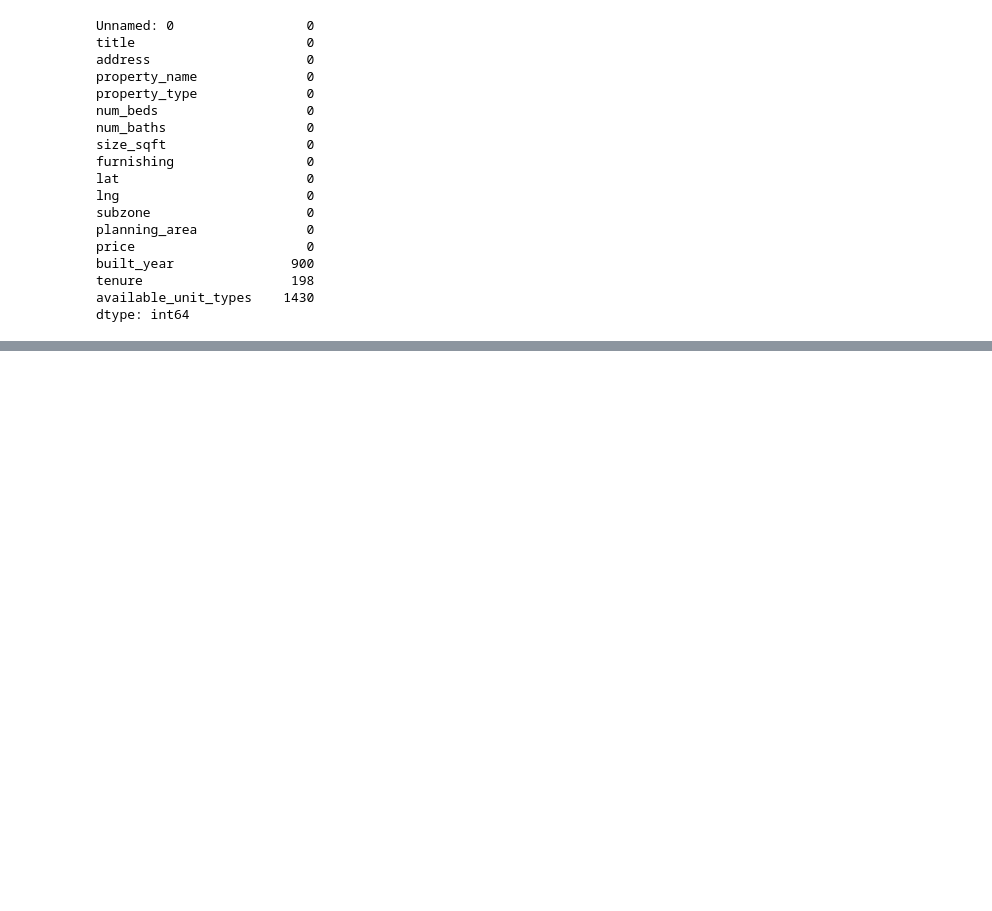
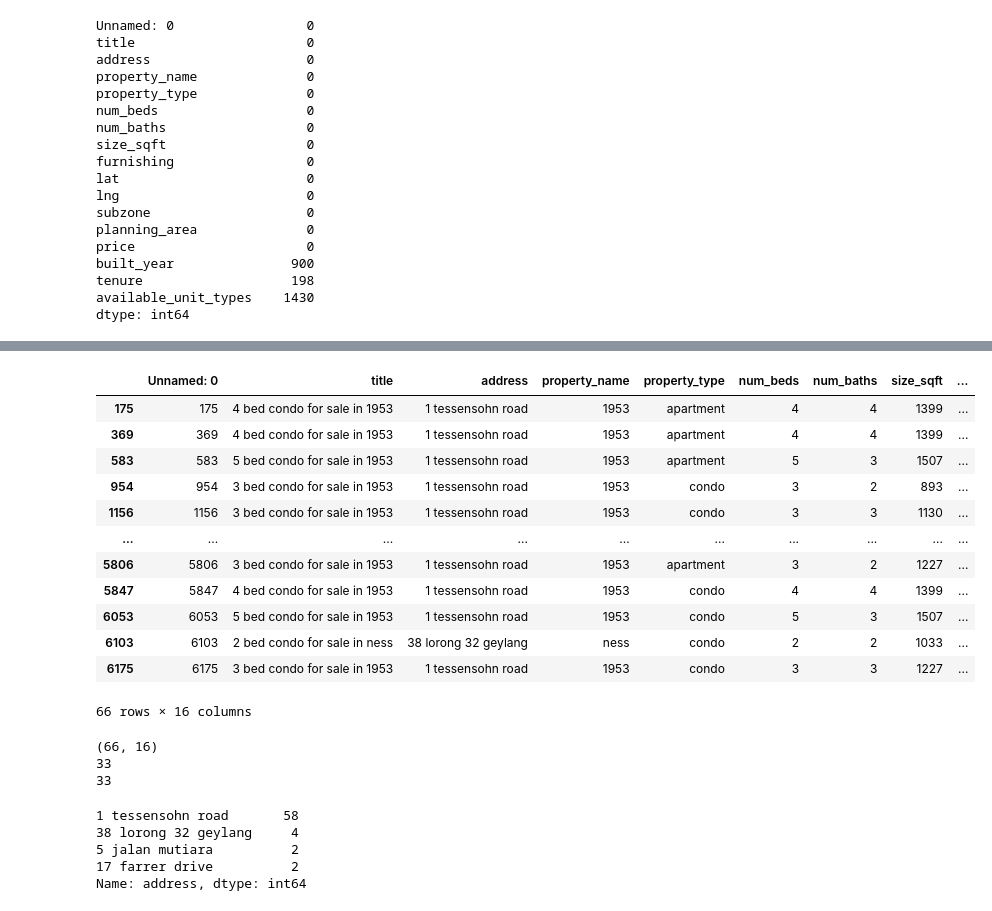
Before and after one commit to nish-d/ParanormalDistribution, a Jupyter notebook: notebooks/data_cleaning_aish.ipynb, the cells around one changed output, grey strips where cells are left out. Cells and saved outputs as stored; diff of their text form; code cells hidden in the pictures; blank space fills up the shorter version.

```diff
--- a/notebooks/data_cleaning_aish.ipynb
+++ b/notebooks/data_cleaning_aish.ipynb
@@ -249,0 +252,5 @@ df_cleaned.to_csv('../data/train_cleaned.csv')
+# %%
+#Test data cleaning starts here
+#df_cleaned = pd.read_csv('../data/train_cleaned.csv')
+df_test_cleaned = pd.read_csv('../data/test_cleaned.csv')
+df_test_cleaned.head()
@@ -249,0 +264,9 @@ df_cleaned.to_csv('../data/train_cleaned.csv')
+# %%
+df_test_cleaned['built_year'] = df_test_cleaned['built_year'].astype(int)
+df_test_cleaned['num_beds'] = df_test_cleaned['num_beds'].astype(int)
+df_test_cleaned['num_baths'] = df_test_cleaned['num_baths'].astype(int)
+df_test_cleaned['num_beds'] = df_test_cleaned['num_beds'].astype(int)
+df_test_cleaned['num_baths'] = df_test_cleaned['num_baths'].astype(int)
+df_test_cleaned['lng'] = df_test_cleaned['lng'].astype(np.float16)
+df_test_cleaned['lat'] = df_test_cleaned['lat'].astype(np.float16)
+df_test_cleaned.info()
@@ -249,0 +291,42 @@ df_cleaned.to_csv('../data/train_cleaned.csv')
+# %%
+#print(df_cleaned.lng.max)
+df_max_lng = df_test_cleaned[df_test_cleaned.lng > 104]
+df_min_lng = df_test_cleaned[df_test_cleaned.lng < 103.64]
+df_max_lat = df_test_cleaned[df_test_cleaned.lat > 1.47]
+df_wrong_coordinates = pd.concat([df_max_lng, df_min_lng, df_max_lat])
+
+df_wrong_coordinates
+
+# it is interesting to note that in all the records where latitude and longitude have incorrect coordinates,
+# "planning_area" and "subzone" have missing values, this can also be verified by checking for count of missing values
+# %% [output]
+|  | Unnamed: 0 | title | address | property_name | property_type | num_beds | num_baths | size_sqft | ... |
+| 175 | 175 | 4 bed condo for sale in 1953 | 1 tessensohn road | 1953 | apartment | 4 | 4 | 1399 | ... |
+| 369 | 369 | 4 bed condo for sale in 1953 | 1 tessensohn road | 1953 | apartment | 4 | 4 | 1399 | ... |
+| 583 | 583 | 5 bed condo for sale in 1953 | 1 tessensohn road | 1953 | apartment | 5 | 3 | 1507 | ... |
+| 954 | 954 | 3 bed condo for sale in 1953 | 1 tessensohn road | 1953 | condo | 3 | 2 | 893 | ... |
+| 1156 | 1156 | 3 bed condo for sale in 1953 | 1 tessensohn road | 1953 | condo | 3 | 3 | 1130 | ... |
+| ... | ... | ... | ... | ... | ... | ... | ... | ... | ... |
+| 5806 | 5806 | 3 bed condo for sale in 1953 | 1 tessensohn road | 1953 | apartment | 3 | 2 | 1227 | ... |
+| 5847 | 5847 | 4 bed condo for sale in 1953 | 1 tessensohn road | 1953 | condo | 4 | 4 | 1399 | ... |
+| 6053 | 6053 | 5 bed condo for sale in 1953 | 1 tessensohn road | 1953 | condo | 5 | 3 | 1507 | ... |
+| 6103 | 6103 | 2 bed condo for sale in ness | 38 lorong 32 geylang | ness | condo | 2 | 2 | 1033 | ... |
+| 6175 | 6175 | 3 bed condo for sale in 1953 | 1 tessensohn road | 1953 | condo | 3 | 3 | 1227 | ... |
+66 rows × 16 columns
+# %%
+print(df_wrong_coordinates.shape)
+print(df_test_cleaned["subzone"].isnull().sum())
+print(df_test_cleaned["planning_area"].isnull().sum())
+# %% [output]
+(66, 16)
+33
+33
+# %%
+# coordinates are incorrect for 4 'address'
+df_wrong_coordinates["address"].value_counts()
+# %% [output]
+1 tessensohn road       58
+38 lorong 32 geylang     4
+5 jalan mutiara          2
+17 farrer drive          2
+Name: address, dtype: int64
```
Also changed, not shown: parts of 13 cells of this notebook, 2 other files.
